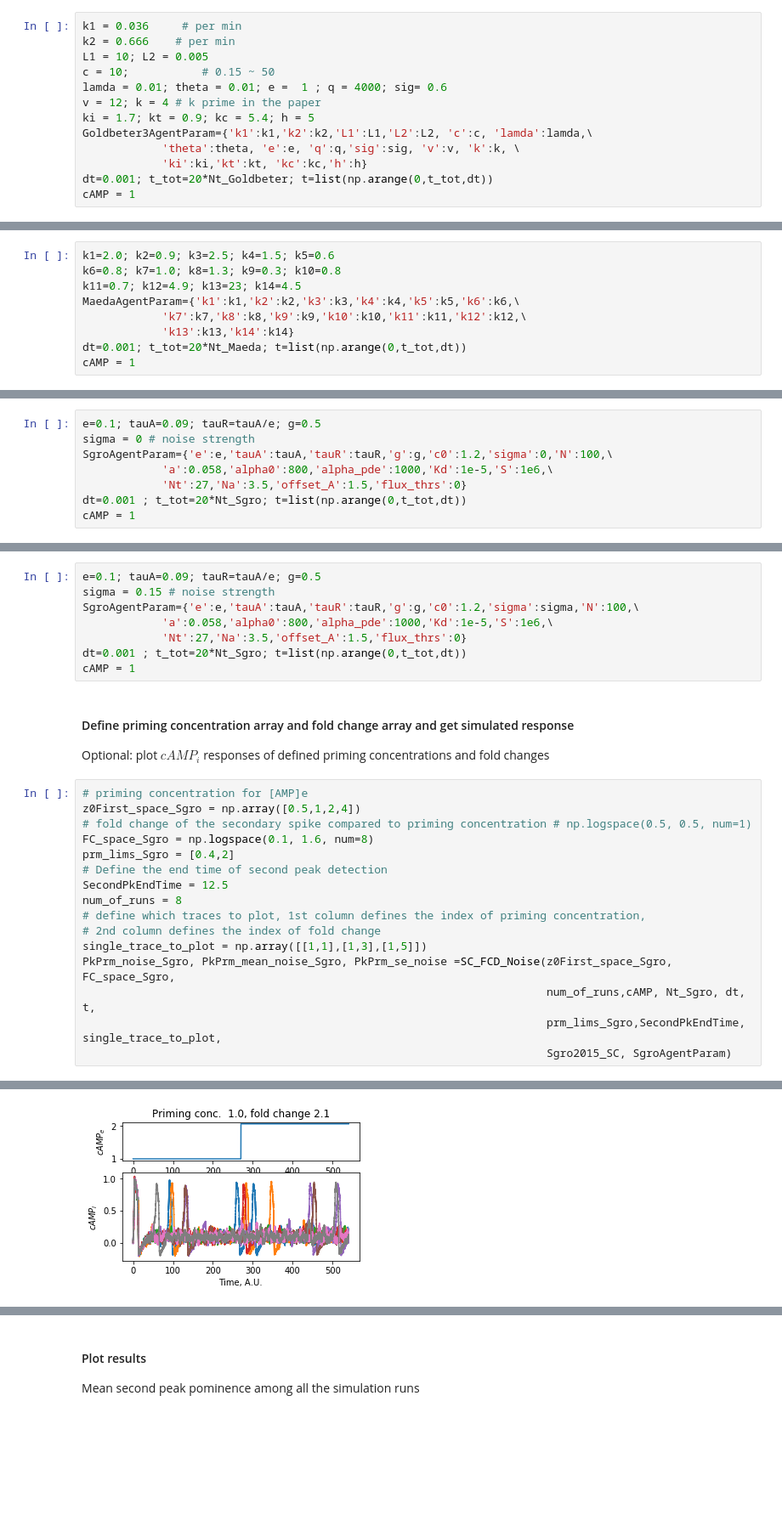
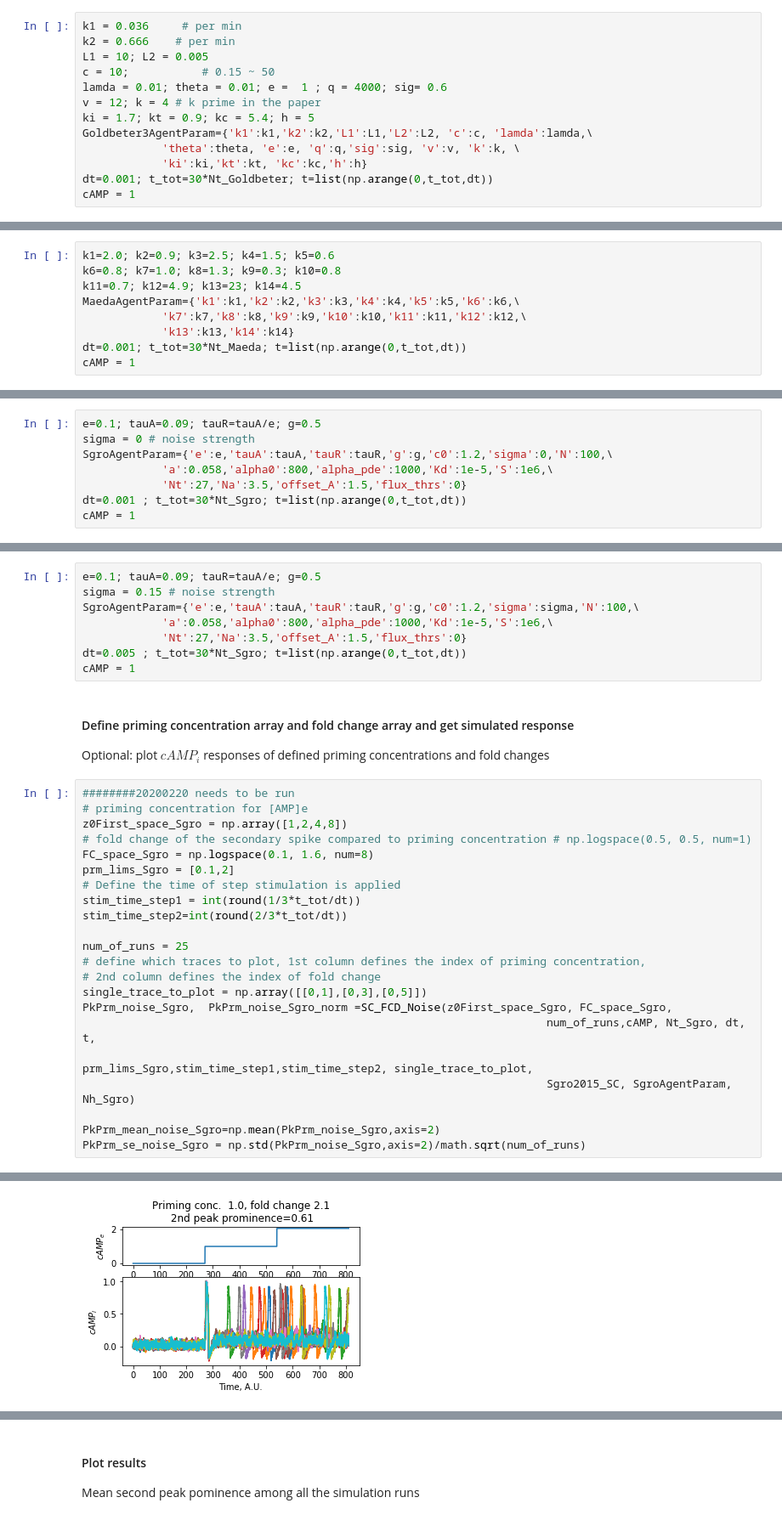
Before and after one commit to sgrolab/dictymodels, a Jupyter notebook: Python agent models/SC_FCD.ipynb, the cells around one changed output, grey strips where cells are left out. Shown: that part at 85% size. Saved outputs shown, nothing was run; the diff lists cells and outputs as text; blank space fills up the shorter version.

```diff
--- a/Python agent models/SC_FCD.ipynb
+++ b/Python agent models/SC_FCD.ipynb
@@ -84,7 +79,7 @@ ki = 1.7; kt = 0.9; kc = 5.4; h = 5
 Goldbeter3AgentParam={'k1':k1,'k2':k2,'L1':L1,'L2':L2, 'c':c, 'lamda':lamda,\
             'theta':theta, 'e':e, 'q':q,'sig':sig, 'v':v, 'k':k, \
             'ki':ki,'kt':kt, 'kc':kc,'h':h}
-dt=0.001; t_tot=20*Nt_Goldbeter; t=list(np.arange(0,t_tot,dt))
+dt=0.001; t_tot=30*Nt_Goldbeter; t=list(np.arange(0,t_tot,dt))
 cAMP = 1
 # %% [markdown]
 #### Define priming concentration array and fold change array and get simulated response
@@ -121,7 +116,7 @@ k11=0.7; k12=4.9; k13=23; k14=4.5
 MaedaAgentParam={'k1':k1,'k2':k2,'k3':k3,'k4':k4,'k5':k5,'k6':k6,\
             'k7':k7,'k8':k8,'k9':k9,'k10':k10,'k11':k11,'k12':k12,\
             'k13':k13,'k14':k14}
-dt=0.001; t_tot=20*Nt_Maeda; t=list(np.arange(0,t_tot,dt))
+dt=0.001; t_tot=30*Nt_Maeda; t=list(np.arange(0,t_tot,dt))
 cAMP = 1
 # %% [markdown]
 #### Define priming concentration array and fold change array and get simulated response
@@ -156,7 +152,7 @@ sigma = 0 # noise strength
 SgroAgentParam={'e':e,'tauA':tauA,'tauR':tauR,'g':g,'c0':1.2,'sigma':0,'N':100,\
             'a':0.058,'alpha0':800,'alpha_pde':1000,'Kd':1e-5,'S':1e6,\
             'Nt':27,'Na':3.5,'offset_A':1.5,'flux_thrs':0}
-dt=0.001 ; t_tot=20*Nt_Sgro; t=list(np.arange(0,t_tot,dt))
+dt=0.001 ; t_tot=30*Nt_Sgro; t=list(np.arange(0,t_tot,dt))
 cAMP = 1
 # %% [markdown]
 #### Define priming concentration array and fold change array and get simulated response
@@ -191,25 +189,31 @@ sigma = 0.15 # noise strength
 SgroAgentParam={'e':e,'tauA':tauA,'tauR':tauR,'g':g,'c0':1.2,'sigma':sigma,'N':100,\
             'a':0.058,'alpha0':800,'alpha_pde':1000,'Kd':1e-5,'S':1e6,\
             'Nt':27,'Na':3.5,'offset_A':1.5,'flux_thrs':0}
-dt=0.001 ; t_tot=20*Nt_Sgro; t=list(np.arange(0,t_tot,dt))
+dt=0.005 ; t_tot=30*Nt_Sgro; t=list(np.arange(0,t_tot,dt))
 cAMP = 1
 # %% [markdown]
 #### Define priming concentration array and fold change array and get simulated response
 Optional: plot $cAMP_{i}$ responses of defined priming concentrations and fold changes
 # %%
+########20200220 needs to be run
 # priming concentration for [AMP]e
-z0First_space_Sgro = np.array([0.5,1,2,4])
+z0First_space_Sgro = np.array([1,2,4,8])
 # fold change of the secondary spike compared to priming concentration # np.logspace(0.5, 0.5, num=1)
 FC_space_Sgro = np.logspace(0.1, 1.6, num=8)
-prm_lims_Sgro = [0.4,2]
-# Define the end time of second peak detection
-SecondPkEndTime = 12.5
-num_of_runs = 8
+prm_lims_Sgro = [0.1,2]
+# Define the time of step stimulation is applied
+stim_time_step1 = int(round(1/3*t_tot/dt))
+stim_time_step2=int(round(2/3*t_tot/dt))
+
+num_of_runs = 25
 # define which traces to plot, 1st column defines the index of priming concentration,
 # 2nd column defines the index of fold change
-single_trace_to_plot = np.array([[1,1],[1,3],[1,5]])
-PkPrm_noise_Sgro, PkPrm_mean_noise_Sgro, PkPrm_se_noise =SC_FCD_Noise(z0First_space_Sgro, FC_space_Sgro,
+single_trace_to_plot = np.array([[0,1],[0,3],[0,5]])
+PkPrm_noise_Sgro,  PkPrm_noise_Sgro_norm =SC_FCD_Noise(z0First_space_Sgro, FC_space_Sgro,
                                                                       num_of_runs,cAMP, Nt_Sgro, dt, t,
-                                                                      prm_lims_Sgro,SecondPkEndTime, single_trace_to_plot,
-                                                                      Sgro2015_SC, SgroAgentParam)
+                                                                      prm_lims_Sgro,stim_time_step1,stim_time_step2, single_trace_to_plot,
+                                                                      Sgro2015_SC, SgroAgentParam, Nh_Sgro)
+
+PkPrm_mean_noise_Sgro=np.mean(PkPrm_noise_Sgro,axis=2)
+PkPrm_se_noise_Sgro = np.std(PkPrm_noise_Sgro,axis=2)/math.sqrt(num_of_runs)
 # %% [output]
@@ -217 +220 @@ The 0th priming concentration is finished
-[figure, old version]
+[figure, new version]
```
Also changed, not shown: parts of 8 cells of this notebook, 35 other files.
